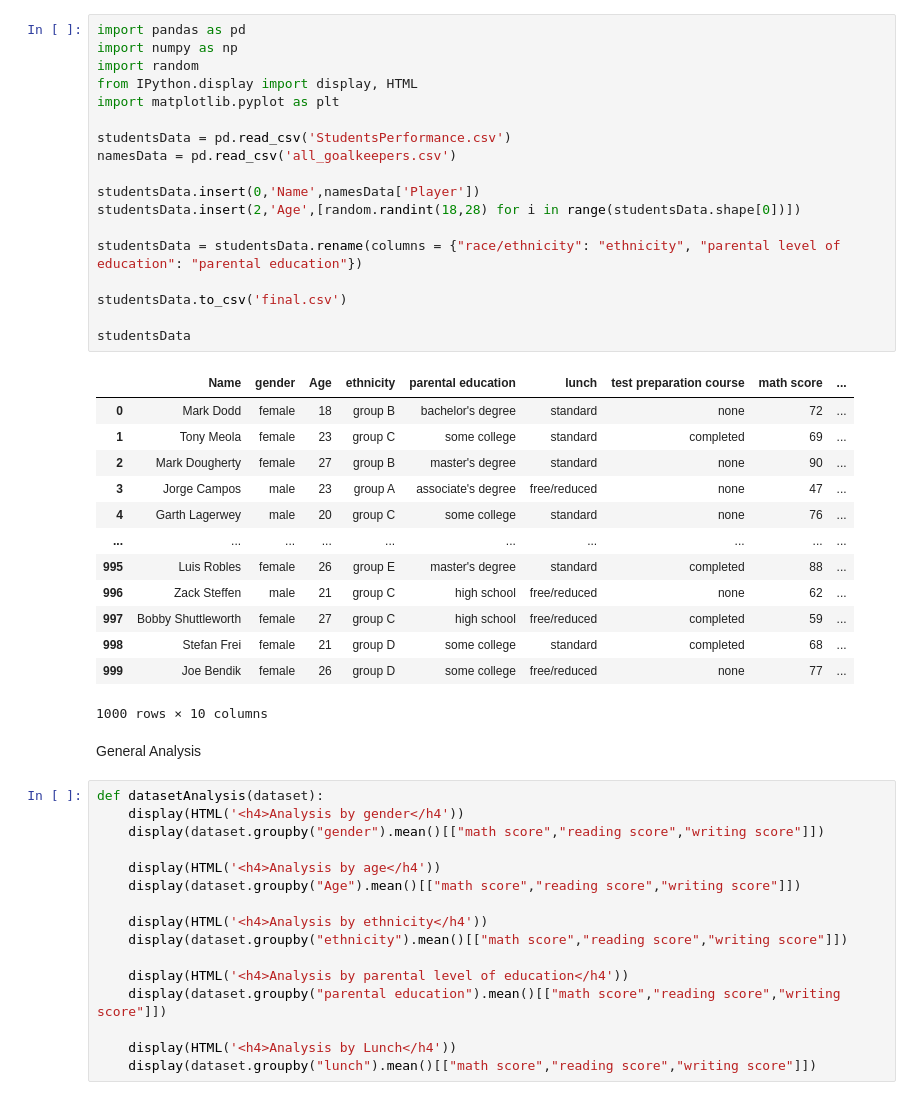
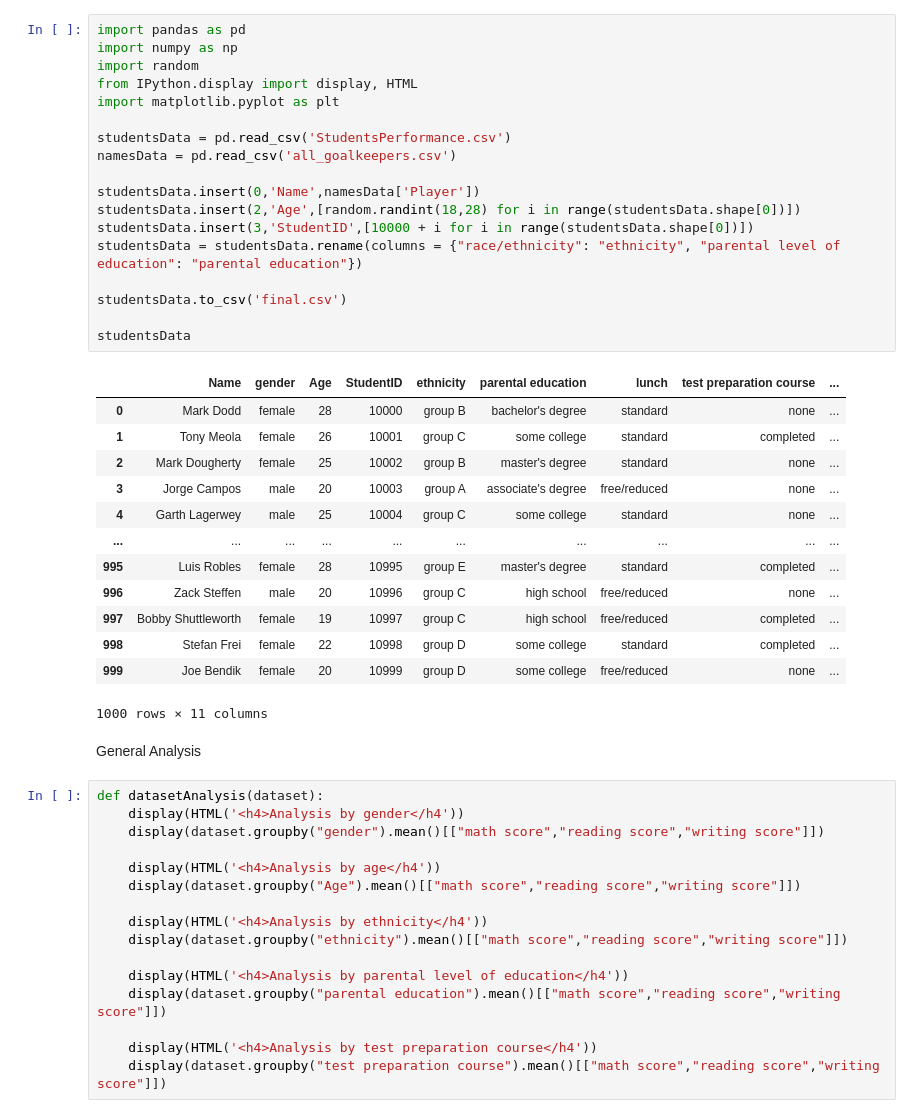
Before and after one commit to therealAlex23/Privacy-Preserving-Data-Publishing-Models, a Jupyter notebook: DatasetFormatting.ipynb, the cells around one changed output. Cells and saved outputs as stored; diff of their text form.

Commit message:
Most Analysis done with the differential privacy implemented

```diff
--- a/DatasetFormatting.ipynb
+++ b/DatasetFormatting.ipynb
@@ -1,35 +1,35 @@
 # %%
 import pandas as pd
 import numpy as np
 import random
 from IPython.display import display, HTML
 import matplotlib.pyplot as plt
 
 studentsData = pd.read_csv('StudentsPerformance.csv')
 namesData = pd.read_csv('all_goalkeepers.csv')
 
 studentsData.insert(0,'Name',namesData['Player'])
 studentsData.insert(2,'Age',[random.randint(18,28) for i in range(studentsData.shape[0])])
-
+studentsData.insert(3,'StudentID',[10000 + i for i in range(studentsData.shape[0])])
 studentsData = studentsData.rename(columns = {"race/ethnicity": "ethnicity", "parental level of education": "parental education"})
 
 studentsData.to_csv('final.csv')
 
 studentsData
 # %% [output]
-|  | Name | gender | Age | ethnicity | parental education | lunch | test preparation course | math score | ... |
-| 0 | Mark Dodd | female | 18 | group B | bachelor's degree | standard | none | 72 | ... |
-| 1 | Tony Meola | female | 23 | group C | some college | standard | completed | 69 | ... |
-| 2 | Mark Dougherty | female | 27 | group B | master's degree | standard | none | 90 | ... |
-| 3 | Jorge Campos | male | 23 | group A | associate's degree | free/reduced | none | 47 | ... |
-| 4 | Garth Lagerwey | male | 20 | group C | some college | standard | none | 76 | ... |
+|  | Name | gender | Age | StudentID | ethnicity | parental education | lunch | test preparation course | ... |
+| 0 | Mark Dodd | female | 28 | 10000 | group B | bachelor's degree | standard | none | ... |
+| 1 | Tony Meola | female | 26 | 10001 | group C | some college | standard | completed | ... |
+| 2 | Mark Dougherty | female | 25 | 10002 | group B | master's degree | standard | none | ... |
+| 3 | Jorge Campos | male | 20 | 10003 | group A | associate's degree | free/reduced | none | ... |
+| 4 | Garth Lagerwey | male | 25 | 10004 | group C | some college | standard | none | ... |
 | ... | ... | ... | ... | ... | ... | ... | ... | ... | ... |
-| 995 | Luis Robles | female | 26 | group E | master's degree | standard | completed | 88 | ... |
-| 996 | Zack Steffen | male | 21 | group C | high school | free/reduced | none | 62 | ... |
-| 997 | Bobby Shuttleworth | female | 27 | group C | high school | free/reduced | completed | 59 | ... |
-| 998 | Stefan Frei | female | 21 | group D | some college | standard | completed | 68 | ... |
-| 999 | Joe Bendik | female | 26 | group D | some college | free/reduced | none | 77 | ... |
+| 995 | Luis Robles | female | 28 | 10995 | group E | master's degree | standard | completed | ... |
+| 996 | Zack Steffen | male | 20 | 10996 | group C | high school | free/reduced | none | ... |
+| 997 | Bobby Shuttleworth | female | 19 | 10997 | group C | high school | free/reduced | completed | ... |
+| 998 | Stefan Frei | female | 22 | 10998 | group D | some college | standard | completed | ... |
+| 999 | Joe Bendik | female | 20 | 10999 | group D | some college | free/reduced | none | ... |
-1000 rows × 10 columns
+1000 rows × 11 columns
 # %% [markdown]
 General Analysis
 # %%
@@ -46,8 +46,8 @@ def datasetAnalysis(dataset):
     display(HTML('<h4>Analysis by parental level of education</h4'))
     display(dataset.groupby("parental education").mean()[["math score","reading score","writing score"]])
 
-    display(HTML('<h4>Analysis by Lunch</h4'))
-    display(dataset.groupby("lunch").mean()[["math score","reading score","writing score"]])
+    display(HTML('<h4>Analysis by test preparation course</h4'))
+    display(dataset.groupby("test preparation course").mean()[["math score","reading score","writing score"]])
 # %%
 datasetAnalysis(pd.read_csv('final.csv'))
 # %% [output]
```
Also changed, not shown: parts of 1 cell of this notebook, 2 other files.
